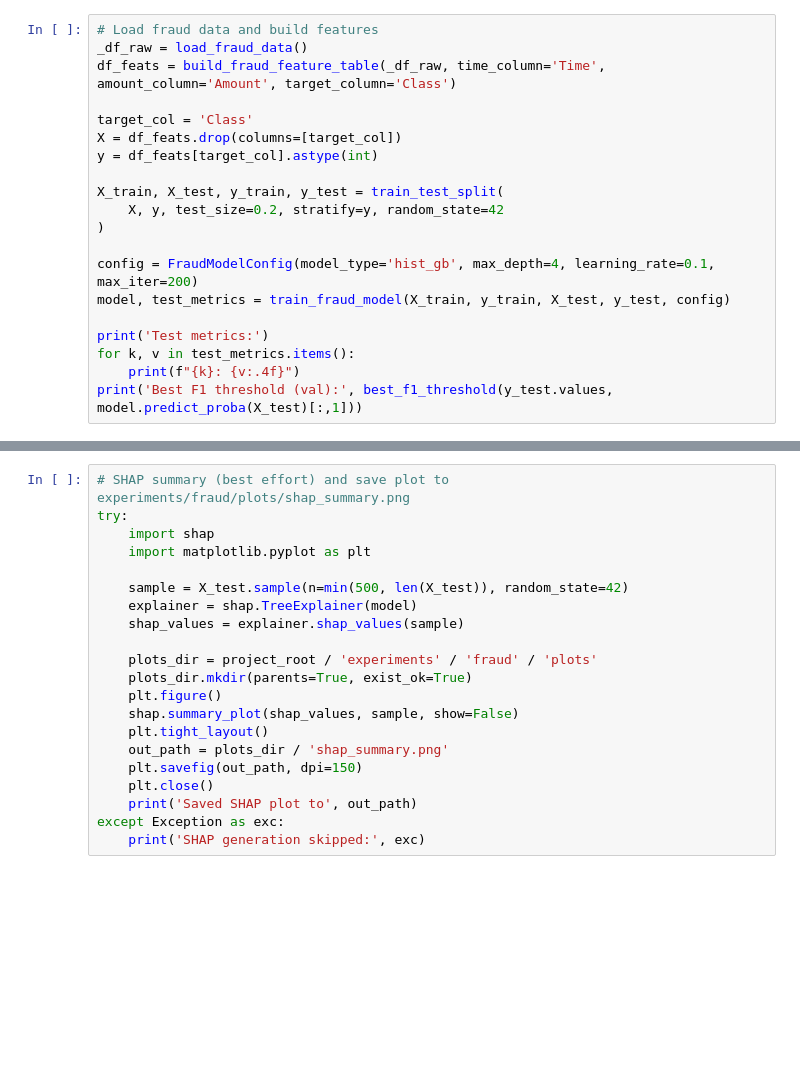
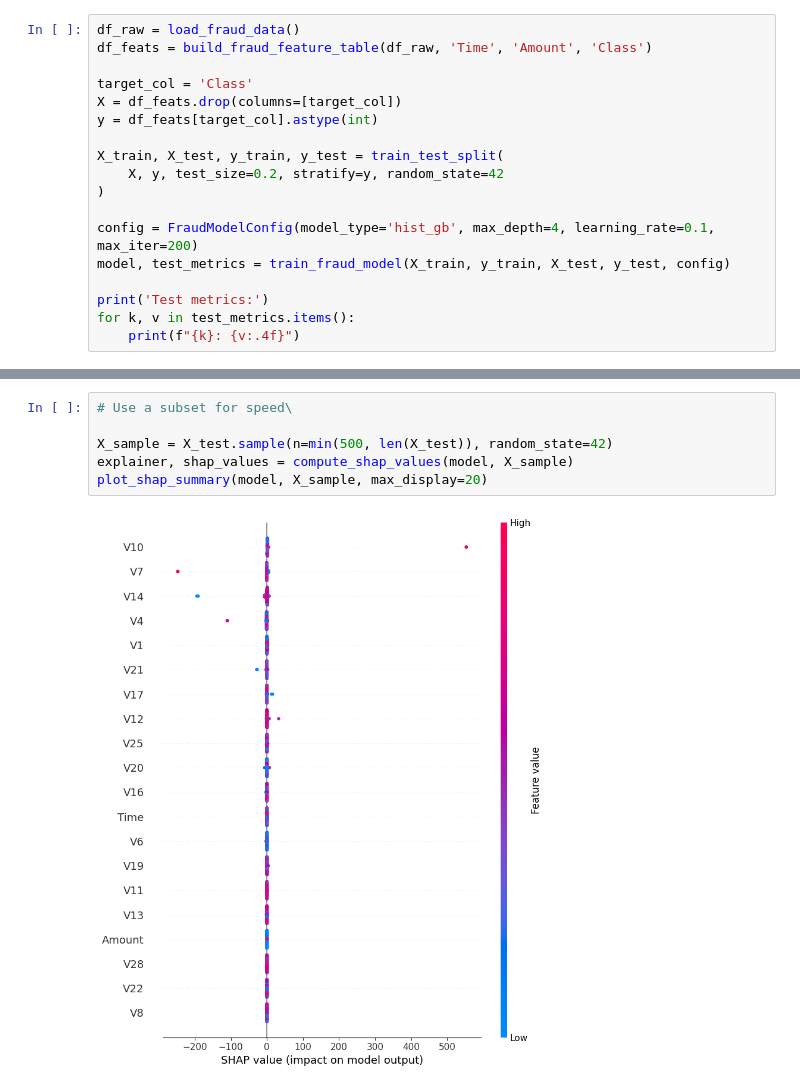
Before and after one commit to Pratikn03/Recommnder_System, a Jupyter notebook: notebooks/50_explainability.ipynb, the cells around one changed output, grey strips where cells are left out. Cells and saved outputs as stored; diff of their text form; blank space fills up the shorter version.

```diff
--- a/notebooks/50_explainability.ipynb
+++ b/notebooks/50_explainability.ipynb
@@ -21,7 +23,6 @@ from uais.utils.metrics import best_f1_threshold
 # %%
-# Load fraud data and build features
-_df_raw = load_fraud_data()
-df_feats = build_fraud_feature_table(_df_raw, time_column='Time', amount_column='Amount', target_column='Class')
+df_raw = load_fraud_data()
+df_feats = build_fraud_feature_table(df_raw, 'Time', 'Amount', 'Class')
 
 target_col = 'Class'
 X = df_feats.drop(columns=[target_col])
@@ -37,4 +38,3 @@ model, test_metrics = train_fraud_model(X_train, y_train, X_test, y_test, config
 print('Test metrics:')
 for k, v in test_metrics.items():
     print(f"{k}: {v:.4f}")
-print('Best F1 threshold (val):', best_f1_threshold(y_test.values, model.predict_proba(X_test)[:,1]))
@@ -41,21 +49,8 @@ print('Best F1 threshold (val):', best_f1_threshold(y_test.values, model.predict
-# %%
-# SHAP summary (best effort) and save plot to experiments/fraud/plots/shap_summary.png
-try:
-    import shap
-    import matplotlib.pyplot as plt
-
-    sample = X_test.sample(n=min(500, len(X_test)), random_state=42)
-    explainer = shap.TreeExplainer(model)
-    shap_values = explainer.shap_values(sample)
-
-    plots_dir = project_root / 'experiments' / 'fraud' / 'plots'
-    plots_dir.mkdir(parents=True, exist_ok=True)
-    plt.figure()
-    shap.summary_plot(shap_values, sample, show=False)
-    plt.tight_layout()
-    out_path = plots_dir / 'shap_summary.png'
-    plt.savefig(out_path, dpi=150)
-    plt.close()
-    print('Saved SHAP plot to', out_path)
-except Exception as exc:
-    print('SHAP generation skipped:', exc)
+# %%
+# Use a subset for speed\
+
+X_sample = X_test.sample(n=min(500, len(X_test)), random_state=42)
+explainer, shap_values = compute_shap_values(model, X_sample)
+plot_shap_summary(model, X_sample, max_display=20)
+# %% [output]
+[figure, added]
```
Also changed, not shown: parts of 3 cells of this notebook, 24 other files.
